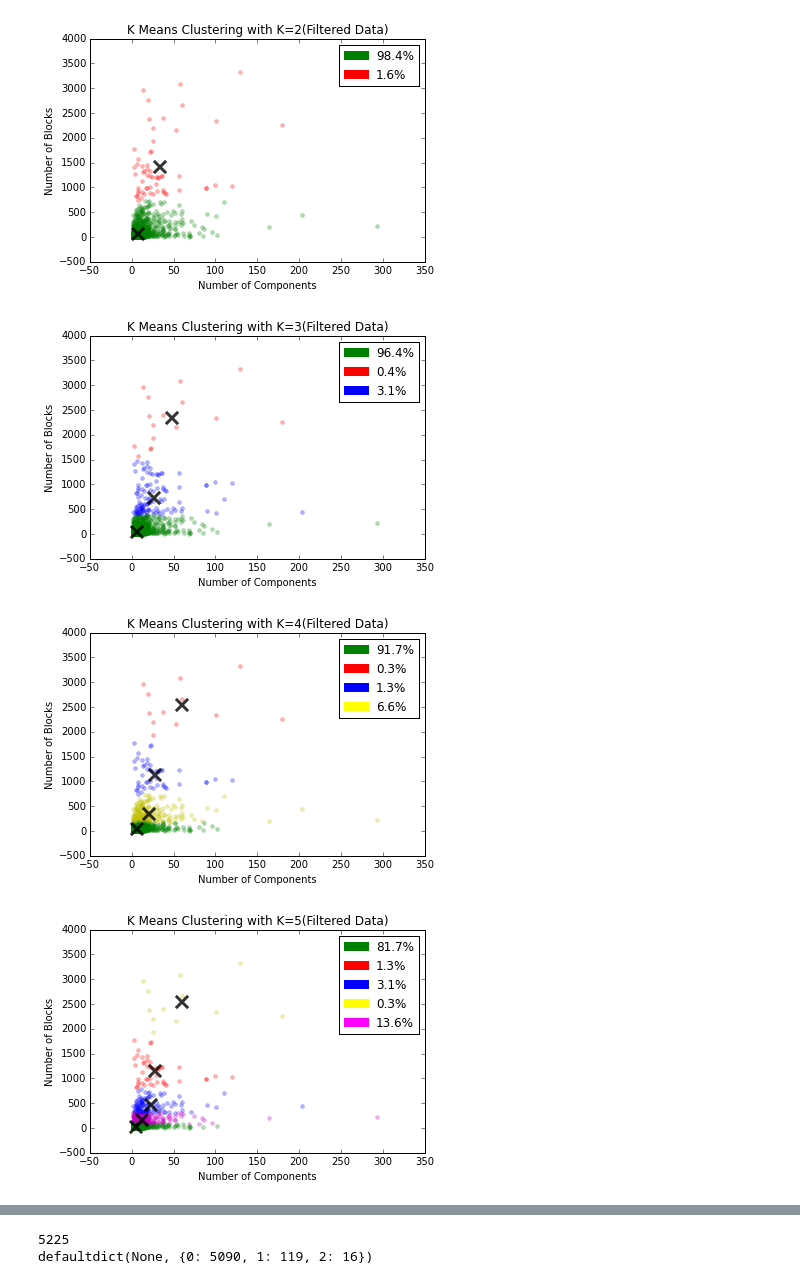
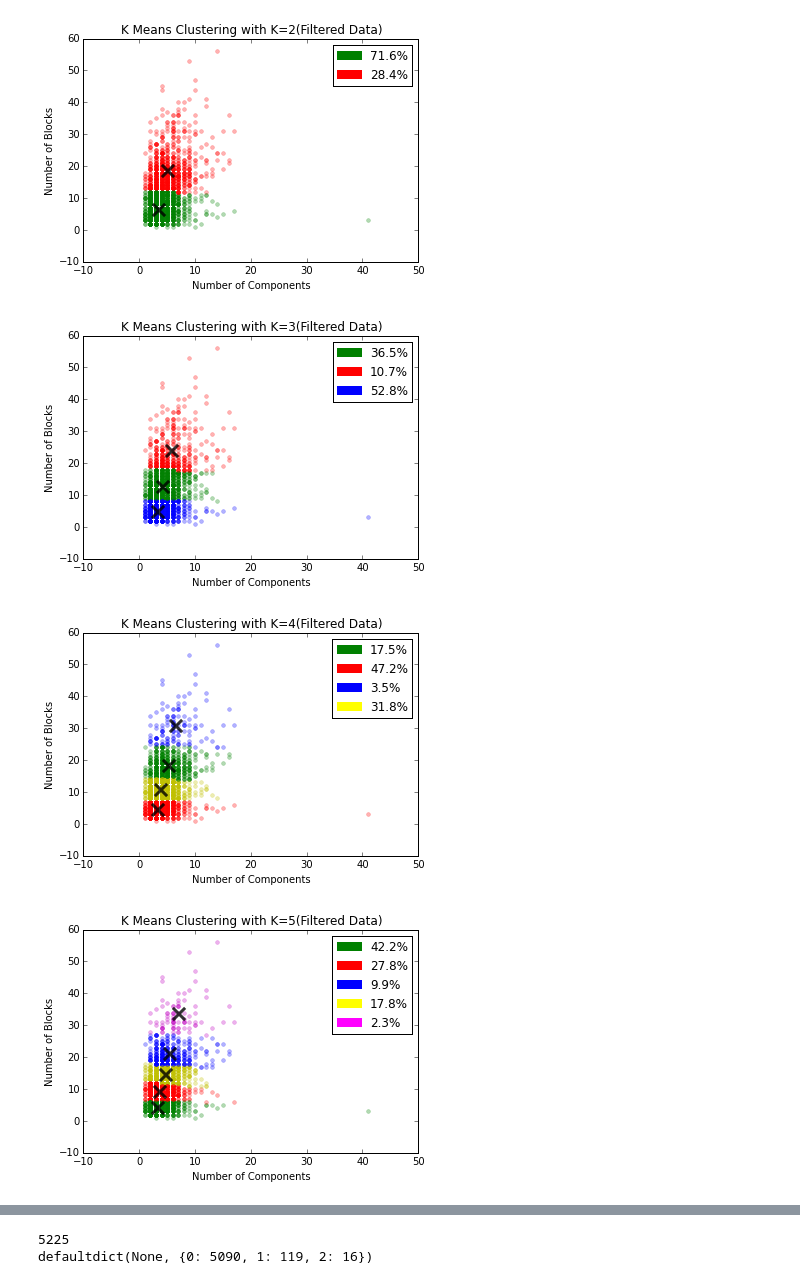
Before and after one commit to bxie/ai2_analysis, a Jupyter notebook: Clustering_K_Means.ipynb, the cells around one changed output, grey strips where cells are left out. Drawn from its saved outputs; the diff is of its cells as text; code cells hidden in the pictures.

Commit message:
added old kmeans plots, palette grouping notebook

```diff
--- a/Clustering_K_Means.ipynb
+++ b/Clustering_K_Means.ipynb
@@ -18,7 +18,7 @@ data = pd.DataFrame.from_csv('omit/ai2_data.csv', 0,
 #Data Filtering
 data = data[data.num_blocks>2][data.num_components>1][data.num_blocks<5000] # "certainly nonfunctional", outliers
 
-cols_data = data[['num_components','num_blocks']]
+cols_data = data[['num_components_unique','num_blocks_unique']]
 # print cols_data
 X = np.array(cols_data)
 
@@ -41,34 +41,34 @@ for num_clusters in range(2,7):
         plt.plot(X[i][0], X[i][1], COLORS[labels[i]], markersize = 8, alpha = 0.3)
 
     plt.scatter(centroids[:, 0],centroids[:, 1], marker = "x", s=150, linewidths = 3, zorder = 10, alpha=0.8, color="black")
     plt.xlabel("Number of Components")
     plt.ylabel("Number of Blocks")
     plt.title("K Means Clustering with K=" + str(num_clusters) + "(Filtered Data)")
 
 
     count = defaultdict()
     for val in labels:
         if val in count:
             count[val]+=1
         else:
             count[val]=1
     N = len(labels) #total number of points
     #adding legend
     patch_list = []
     for i in range(0,num_clusters):
         percent = float(count[i]*100./N)
         patch = mpatches.Patch(color=LEGEND_COLORS[i], label=str("%.1f" % percent) + "%")
         patch_list.append(patch)
     plt.legend(handles=patch_list)
 
 
     filename = 'k_'+str(num_clusters)+'.png'
     plt.savefig("k_means_plots/components_to_blocks/filtered/"+filename, dpi=300, figsize=(8,10))
 
     plt.show()
 print "Done!"
 # %% [output]
-[figure, old version]
+[figure, new version]
-[figure, old version]
+[figure, new version]
-[figure, old version]
+[figure, new version]
-[figure, old version]
+[figure, new version]
```
Also changed, not shown: parts of 1 cell of this notebook, 7 other files.
